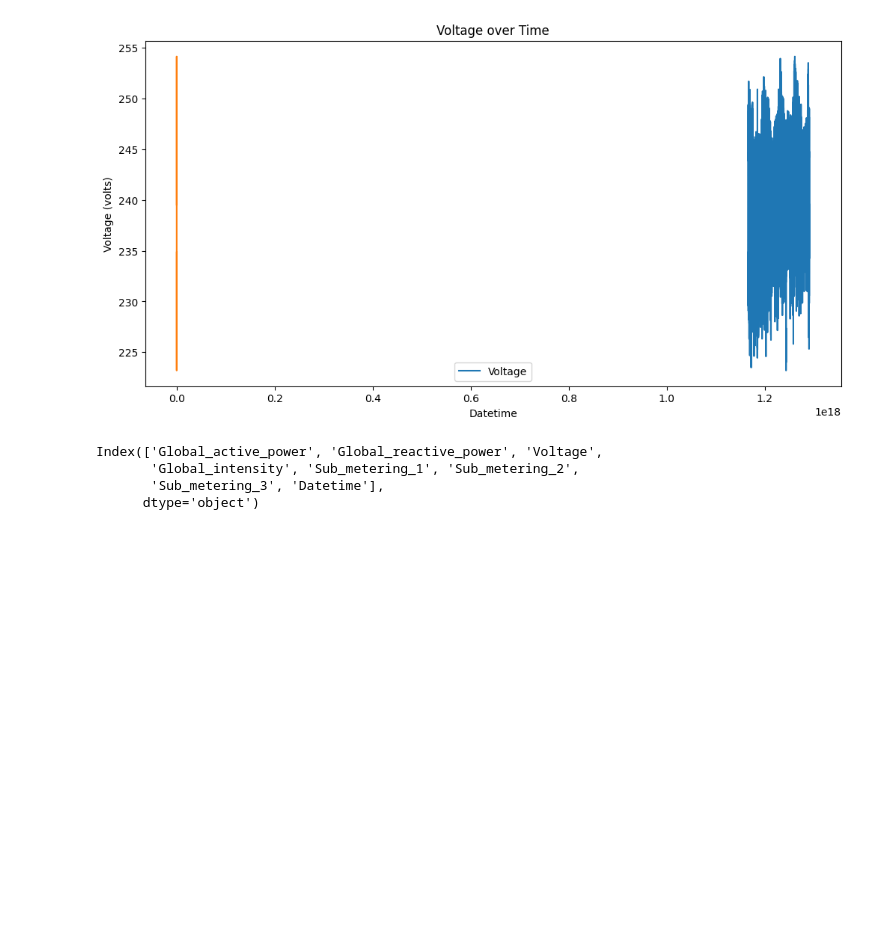
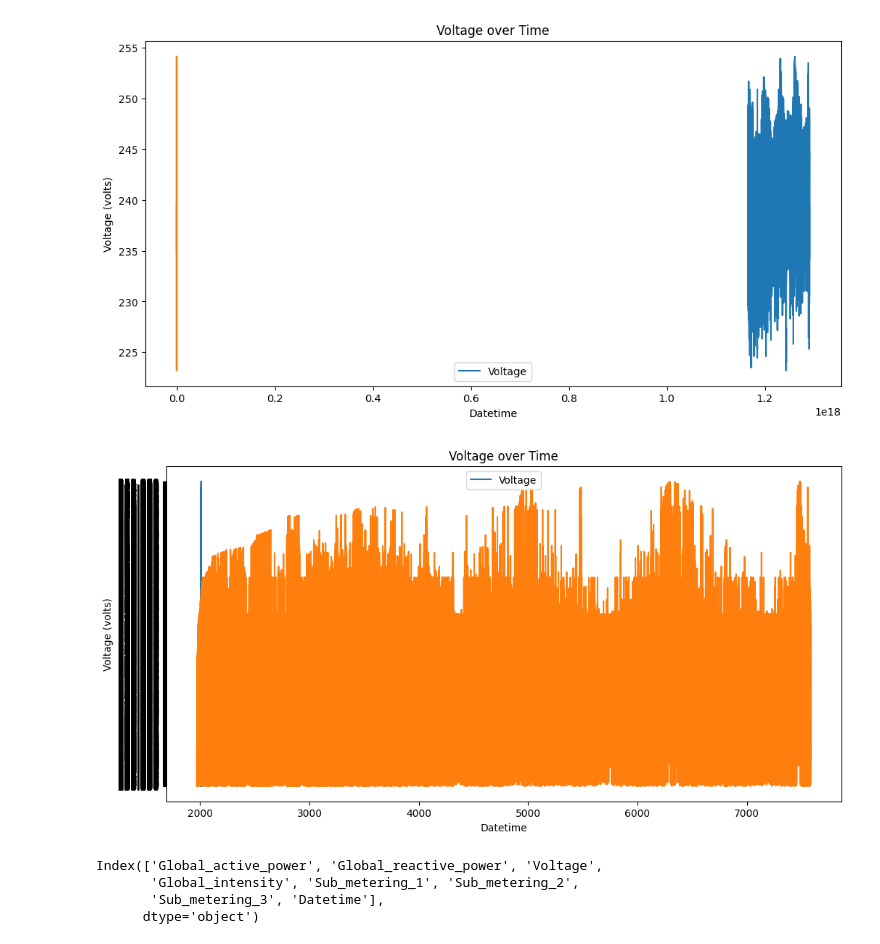
Before and after one commit to Narenderreddyranabothu/DataScience-Project, a Jupyter notebook: P_and_O_of_smart_grids.ipynb, the cells around one changed output. Cells and saved outputs as stored; diff of their text form; code cells hidden in the pictures; blank space fills up the shorter version.

```diff
--- a/P_and_O_of_smart_grids.ipynb
+++ b/P_and_O_of_smart_grids.ipynb
@@ -134,6 +134,17 @@ plt.legend()
 plt.show()
 # %% [output]
 [figure]
+# %%
+plt.figure(figsize=(12, 6))
+plt.plot(df['Datetime'], df['Voltage'], label='Voltage')
+plt.plot(df['Voltage'].values)
+plt.title('Voltage over Time')
+plt.xlabel('Datetime')
+plt.ylabel('Voltage (volts)')
+plt.legend()
+plt.show()
+# %% [output]
+[figure, added]
 # %%
 print(df.columns)
 # %% [output]
```
